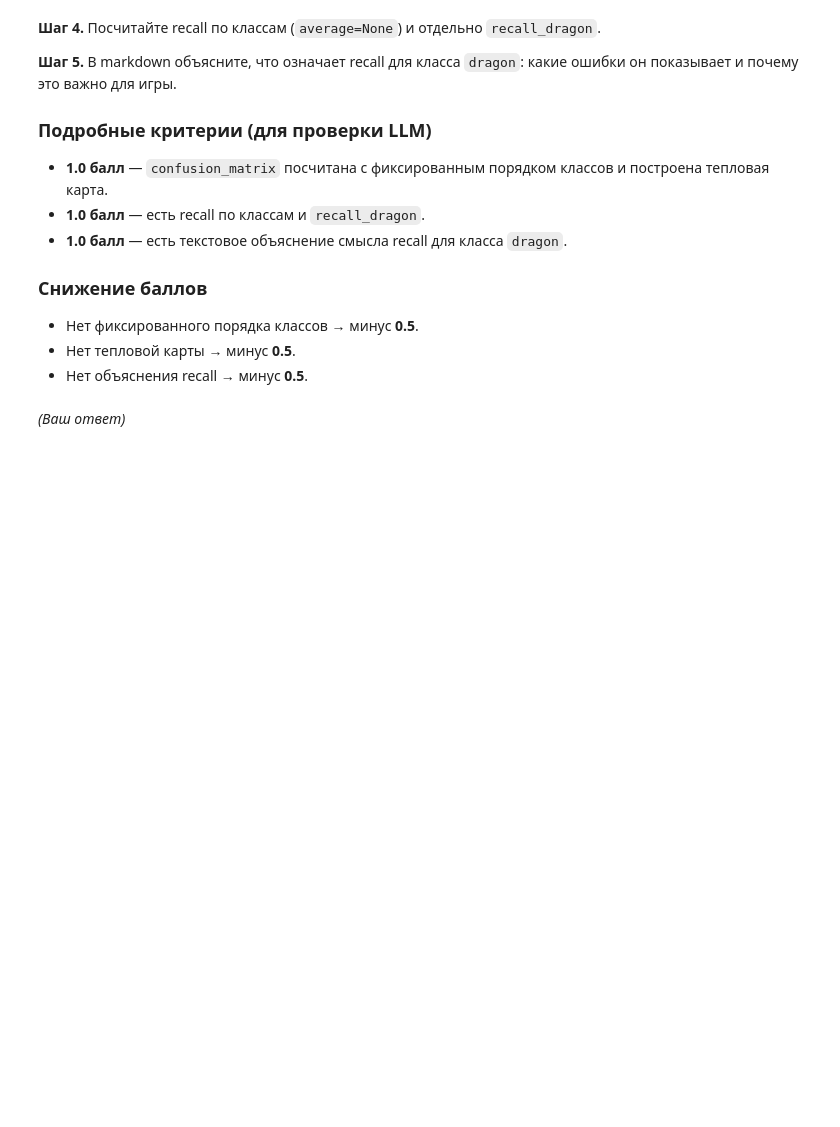
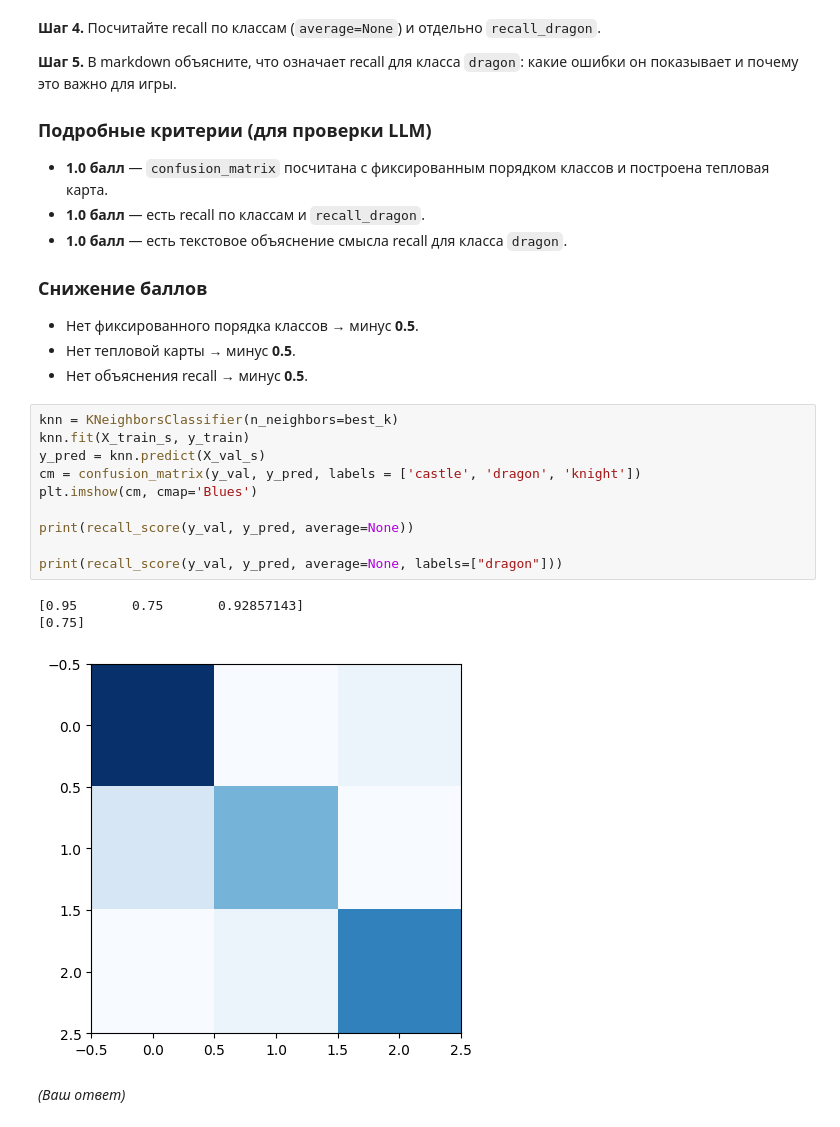
Before and after one commit to gurovic/ml-speckurs, a Jupyter notebook: Урок_22_ML_workflow_и_kNN_Практика/knn_imba_hand_solution.ipynb, the cells around one changed output. Saved outputs shown, nothing was run; the diff lists cells and outputs as text; blank space fills up the shorter version.

```diff
--- a/Урок_22_ML_workflow_и_kNN_Практика/knn_imba_hand_solution.ipynb
+++ b/Урок_22_ML_workflow_и_kNN_Практика/knn_imba_hand_solution.ipynb
@@ -454,6 +502,20 @@ knn_acc
 - Нет фиксированного порядка классов → минус **0.5**.
 - Нет тепловой карты → минус **0.5**.
 - Нет объяснения recall → минус **0.5**.
+# %%
+knn = KNeighborsClassifier(n_neighbors=best_k)
+knn.fit(X_train_s, y_train)
+y_pred = knn.predict(X_val_s)
+cm = confusion_matrix(y_val, y_pred, labels = ['castle', 'dragon', 'knight'])
+plt.imshow(cm, cmap='Blues')
+
+print(recall_score(y_val, y_pred, average=None))
+
+print(recall_score(y_val, y_pred, average=None, labels=["dragon"]))
+# %% [output]
+[0.95       0.75       0.92857143]
+[0.75]
+[figure, added]
 # %% [markdown]
 *(Ваш ответ)*
 # %% [markdown]
```
Also changed, not shown: parts of 6 cells of this notebook, 2 other files.
